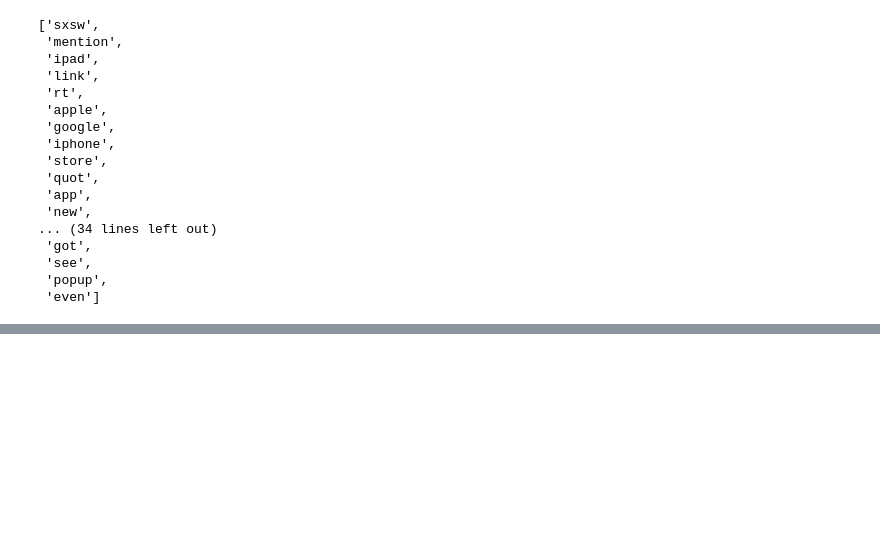
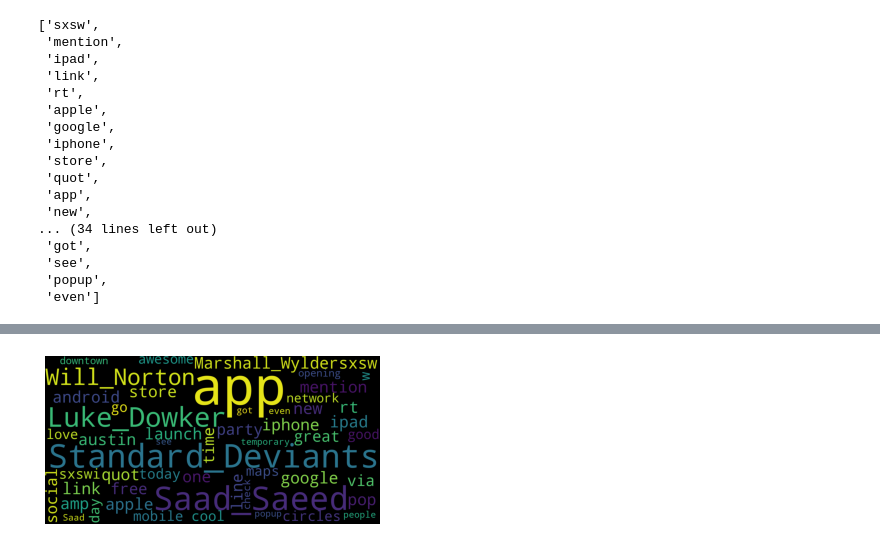
Before and after one commit to ssaeed85/dsc-ph4-TweetSentimentAnalysis-NLP, a Jupyter notebook: Workspace/Marshall/MW_Notebook.ipynb, the cells around one changed output, grey strips where cells are left out. Cells and saved outputs as stored; diff of their text form; code cells hidden in the pictures; blank space fills up the shorter version.

```diff
--- a/Workspace/Marshall/MW_Notebook.ipynb
+++ b/Workspace/Marshall/MW_Notebook.ipynb
@@ -403,0 +409,66 @@ unique_neg
+# %%
+text = [
+ 'Standard_Deviants',
+ 'Saad_Saeed',
+ 'Luke_Dowker',
+ 'Will_Norton',
+ 'Marshall_Wylder'
+ 'sxsw',
+ 'mention',
+ 'ipad',
+ 'link',
+ 'rt',
+ 'apple',
+ 'google',
+ 'iphone',
+ 'store',
+ 'quot',
+ 'app',
+ 'new',
+ 'austin',
+ 'amp',
+ 'pop',
+ 'android',
+ 'get',
+ 'launch',
+ 'one',
+ 'party',
+ 'great',
+ 'line',
+ 'time',
+ 'free',
+ 'via',
+ 'social',
+ 'circles',
+ 'cool',
+ 'today',
+ 'day',
+ 'like',
+ 'w',
+ 'maps',
+ 'mobile',
+ 'sxswi',
+ 'go',
+ 'awesome',
+ 'good',
+ 'love',
+ 'network',
+ 'opening',
+ 'downtown',
+ 'check',
+ 'temporary',
+ 'people',
+ 'apps',
+ 'got',
+ 'see',
+ 'popup',
+ 'even',
+ 'Saad']
+wc = WordCloud(max_words = 1000,
+               width = 1600,
+               height = 800,
+               collocations=False).generate(",".join(text))
+plt.axis("off")
+plt.imshow(wc);
+# %% [output]
+[figure, added]
```
Also changed, not shown: parts of 5 cells of this notebook.
